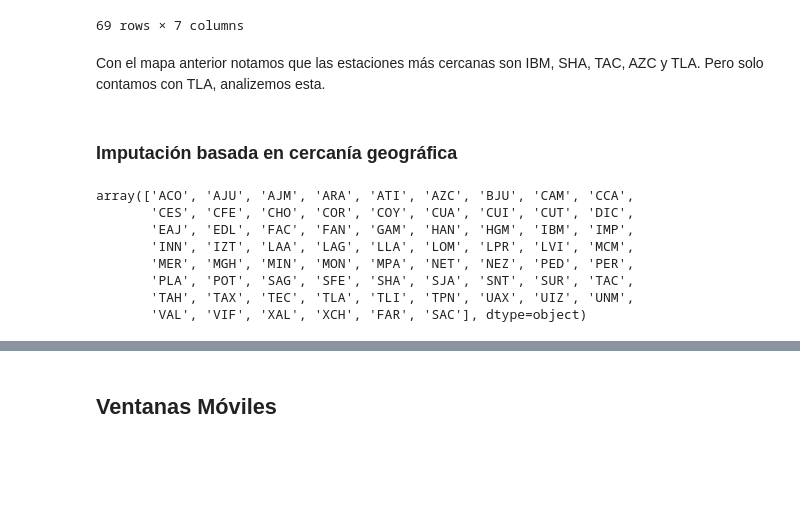
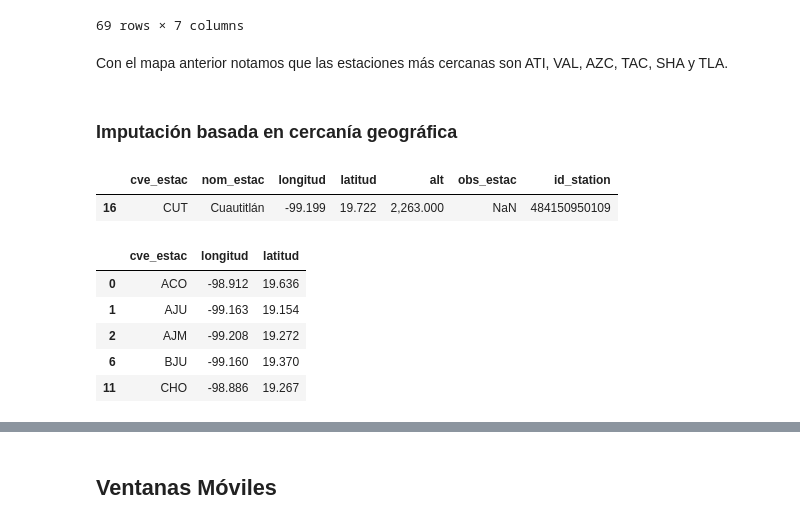
Before and after one commit to AlephZayas/Time-Series-Forecasting-with-LSTM, a Jupyter notebook: Práctica III.ipynb, the cells around one changed output, grey strips where cells are left out. Saved outputs shown, nothing was run; the diff lists cells and outputs as text; code cells hidden in the pictures; blank space fills up the shorter version.

```diff
--- a/Práctica III.ipynb
+++ b/Práctica III.ipynb
@@ -225,15 +232,22 @@ fig.show()
 # %% [markdown]
-Con el mapa anterior notamos que las estaciones más cercanas son IBM, SHA, TAC, AZC y TLA. Pero solo contamos con TLA, analizemos esta.
+Con el mapa anterior notamos que las estaciones más cercanas son ATI, VAL, AZC, TAC, SHA y TLA.
 # %% [markdown]
 ### Imputación basada en cercanía geográfica
+# %%
+cat_estaciones.loc[cat_estaciones['cve_estac']=='CUT']
+# %% [output]
+|  | cve_estac | nom_estac | longitud | latitud | alt | obs_estac | id_station |
+| 16 | CUT | Cuautitlán | -99.199 | 19.722 | 2,263.000 | NaN | 484150950109 |
 # %%
-cat_estaciones['cve_estac'].unique()
+est_ = estaciones.loc[estaciones['parametro'] == 'TMP','estacion'].unique().tolist()
+
+cat_aux = cat_estaciones.loc[cat_estaciones['cve_estac'].isin(est_), ['cve_estac','longitud','latitud']]
+
+cat_aux.head()
 # %% [output]
-array(['ACO', 'AJU', 'AJM', 'ARA', 'ATI', 'AZC', 'BJU', 'CAM', 'CCA',
-       'CES', 'CFE', 'CHO', 'COR', 'COY', 'CUA', 'CUI', 'CUT', 'DIC',
-       'EAJ', 'EDL', 'FAC', 'FAN', 'GAM', 'HAN', 'HGM', 'IBM', 'IMP',
-       'INN', 'IZT', 'LAA', 'LAG', 'LLA', 'LOM', 'LPR', 'LVI', 'MCM',
-       'MER', 'MGH', 'MIN', 'MON', 'MPA', 'NET', 'NEZ', 'PED', 'PER',
-       'PLA', 'POT', 'SAG', 'SFE', 'SHA', 'SJA', 'SNT', 'SUR', 'TAC',
-       'TAH', 'TAX', 'TEC', 'TLA', 'TLI', 'TPN', 'UAX', 'UIZ', 'UNM',
-       'VAL', 'VIF', 'XAL', 'XCH', 'FAR', 'SAC'], dtype=object)
+|  | cve_estac | longitud | latitud |
+| 0 | ACO | -98.912 | 19.636 |
+| 1 | AJU | -99.163 | 19.154 |
+| 2 | AJM | -99.208 | 19.272 |
+| 6 | BJU | -99.160 | 19.370 |
+| 11 | CHO | -98.886 | 19.267 |
```
Also changed, not shown: parts of 57 cells of this notebook.
